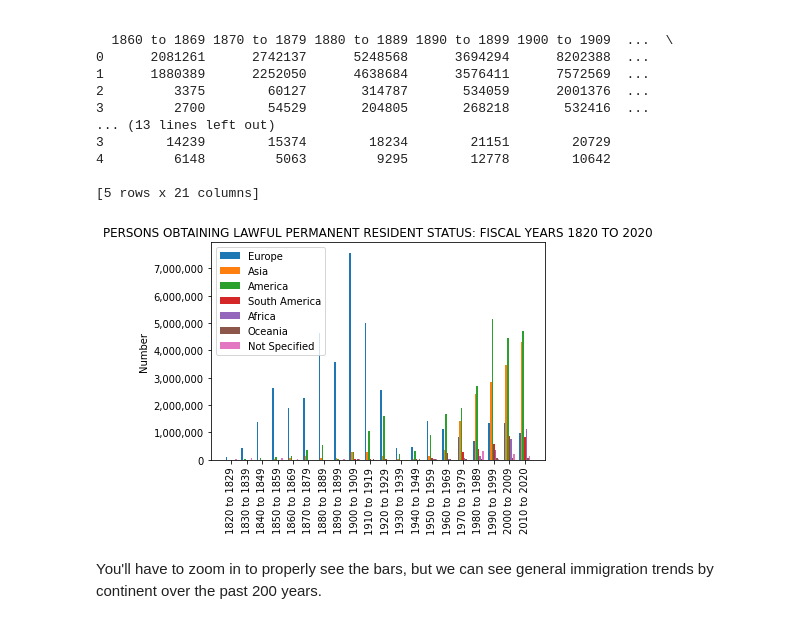
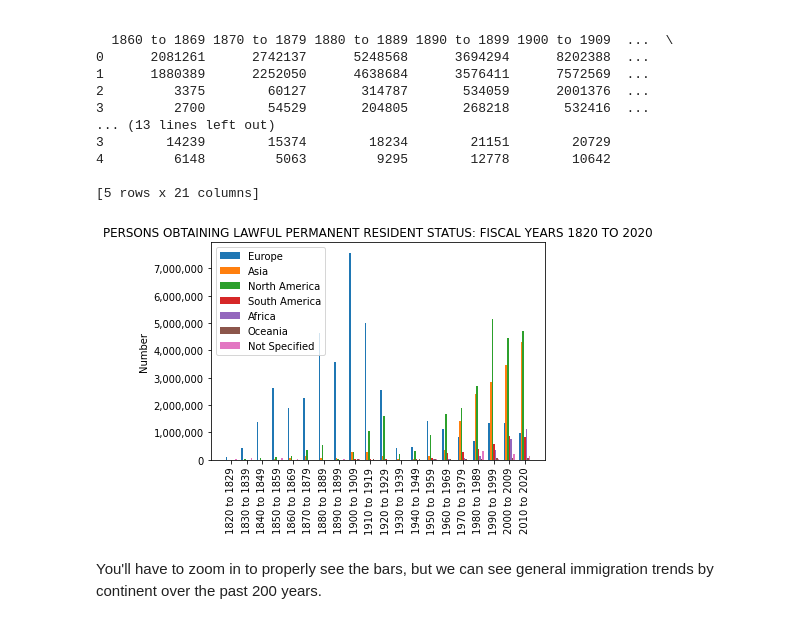
Before and after one commit to ljstaib/cs506-finalProject, a Jupyter notebook: exploration.ipynb, the cells around one changed output. Drawn from its saved outputs; the diff is of its cells as text; code cells hidden in the pictures.

Commit message:
Slight graph change

```diff
--- a/exploration.ipynb
+++ b/exploration.ipynb
@@ -111,34 +111,34 @@ europe_data = continent_data.iloc[0,1:].tolist()
 asia_data = continent_data.iloc[1,1:].tolist()
 america_data = continent_data.iloc[2,1:].tolist()
 sa_data = continent_data.iloc[3,1:].tolist()
 africa_data = continent_data.iloc[4,1:].tolist()
 oceania_data = continent_data.iloc[5,1:].tolist()
 other_data = continent_data.iloc[6,1:].tolist()
 
 bar_labels = continent_data.columns.tolist()
 bar_labels = bar_labels[1:]
 
 x = np.arange(len(europe_data))
 width = 0.1
 fig, ax = plt.subplots()
 
 europe_bars = ax.bar((x - (3 * width)), europe_data, width, label='Europe')
 asia_bars = ax.bar((x - (2 * width)), asia_data, width, label='Asia')
-america_bars = ax.bar((x - (1 * width)), america_data, width, label='America')
+america_bars = ax.bar((x - (1 * width)), america_data, width, label='North America')
 sa_bars = ax.bar(x, sa_data, width, label='South America')
 africa_bars = ax.bar((x + (1 * width)), africa_data, width, label='Africa')
 oceania_bars = ax.bar((x + (2 * width)), oceania_data, width, label='Oceania')
 other_bars = ax.bar((x + (3 * width)), other_data, width, label='Not Specified')
 
 ax.set_xticks(x, bar_labels, rotation='vertical')
 ax.set_ylabel('Number')
 ax.set_title('PERSONS OBTAINING LAWFUL PERMANENT RESIDENT STATUS: FISCAL YEARS 1820 TO 2020')
 ax.legend()
 
 ax.get_yaxis().set_major_formatter(matplotlib.ticker.FuncFormatter(lambda x, a: format(int(x), ',')))
 
 plt.show()
 # %% [output]
-[figure, old version]
+[figure, new version]
 # %% [markdown]
 You'll have to zoom in to properly see the bars, but we can see general immigration trends by continent over the past 200 years.
```
